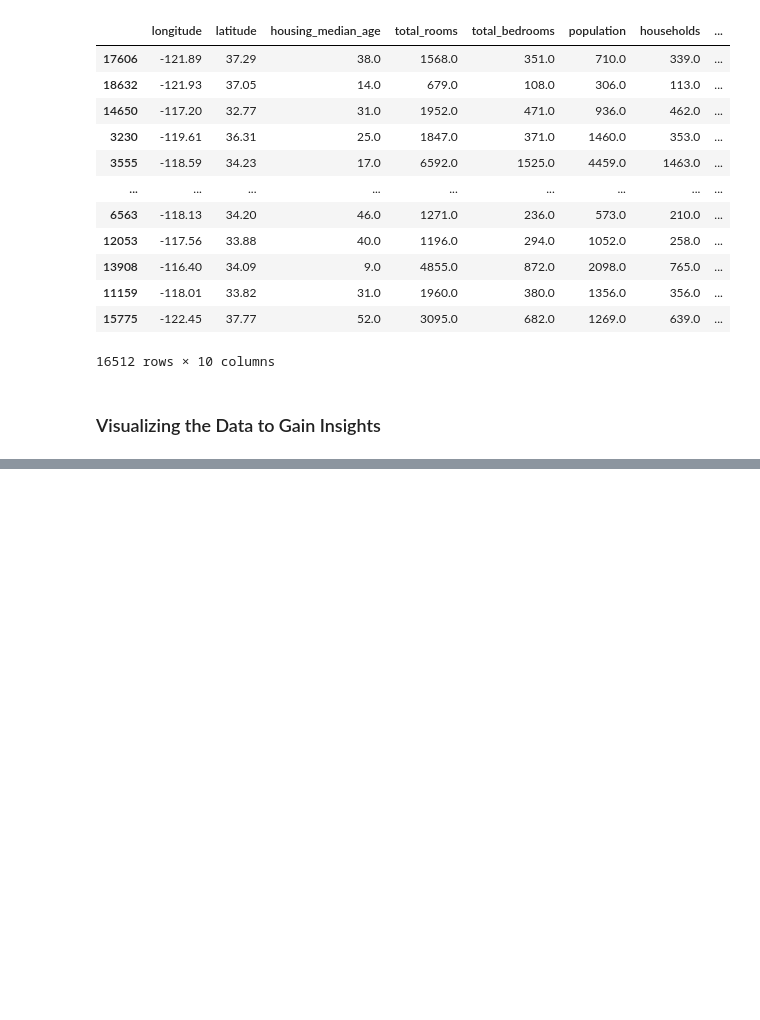
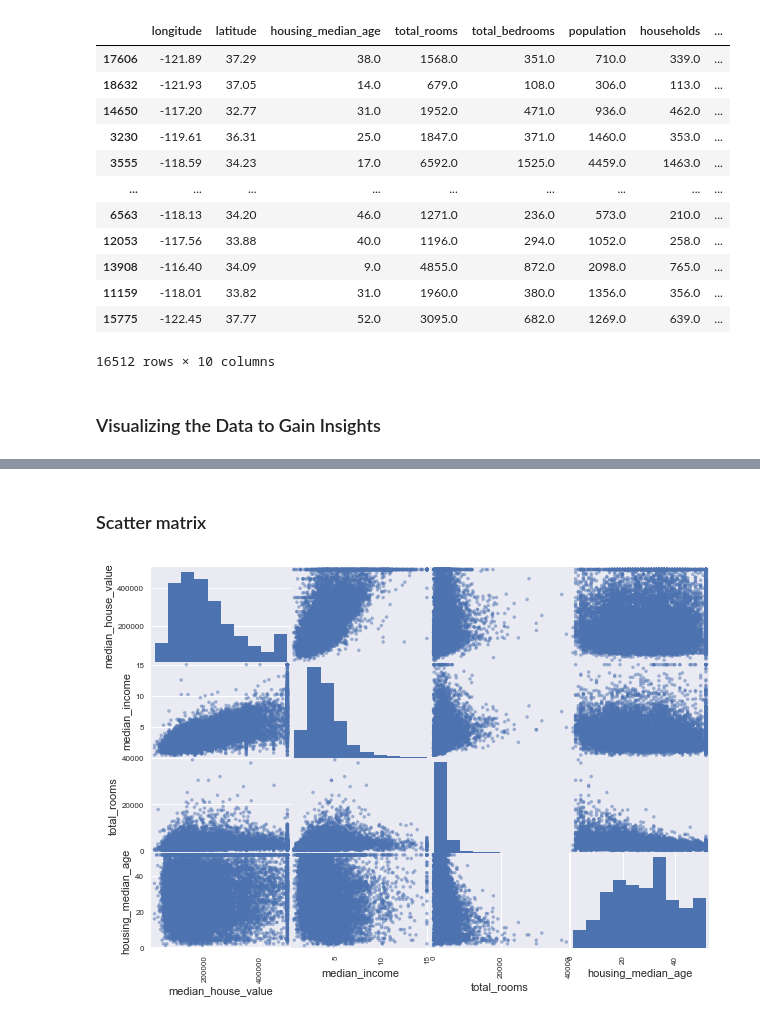
Before and after one commit to wolfdale229/100daysofmlcodes, a Jupyter notebook: End to End Project Overview.ipynb, the cells around one changed output, grey strips where cells are left out. Drawn from its saved outputs; the diff is of its cells as text; code cells hidden in the pictures; blank space fills up the shorter version.

```diff
--- a/End to End Project Overview.ipynb
+++ b/End to End Project Overview.ipynb
@@ -172,0 +226,9 @@ plt.show()
+# %% [markdown]
+### Scatter matrix
+# %%
+attributes = ["median_house_value", "median_income", "total_rooms",
+              "housing_median_age"]
+scatter_matrix(housing[attributes], figsize=(10, 7))
+plt.show()
+# %% [output]
+[figure, added]
```
Also changed, not shown: parts of 33 cells of this notebook, 1 other file.
